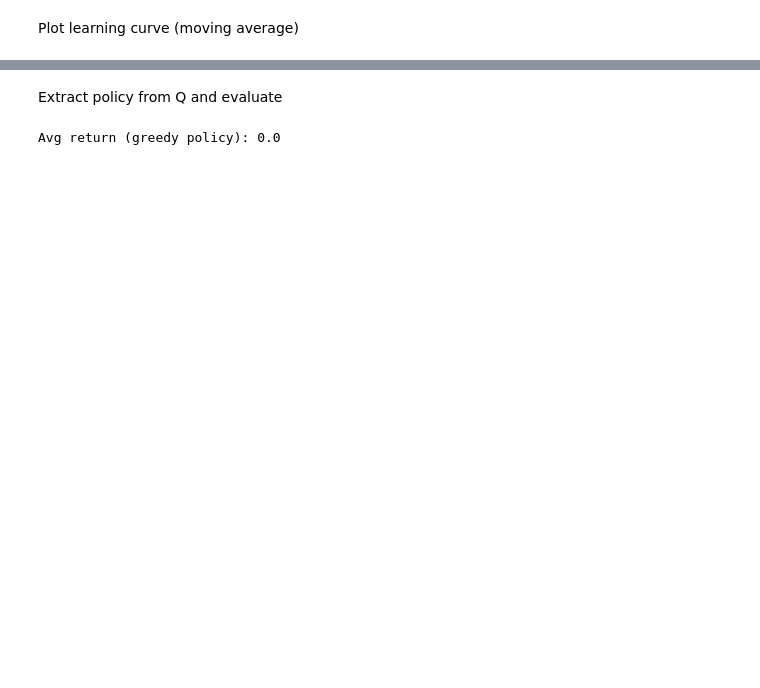
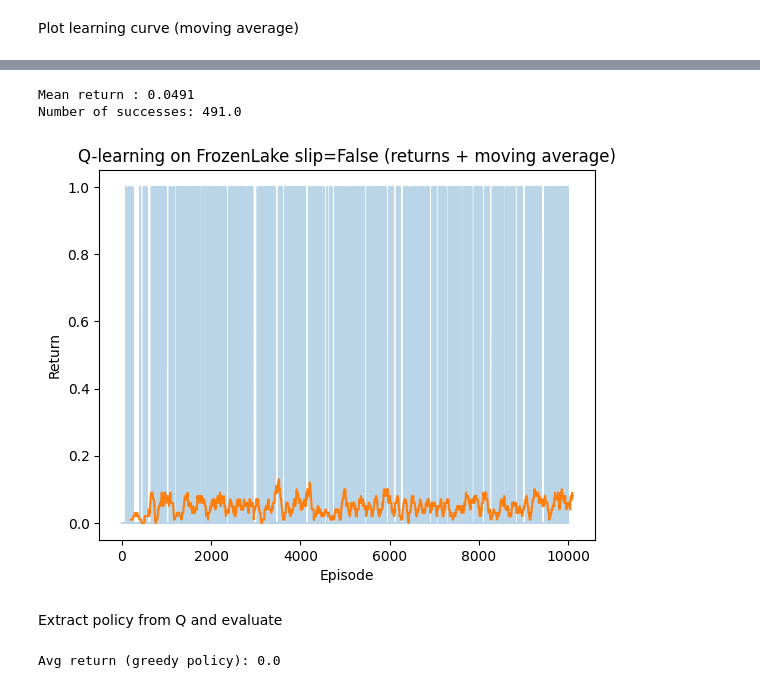
Before and after one commit to DavidAkerlind/AI_M1_RL_Lab_1_2, a Jupyter notebook: AI1_M1_RL2_Lab2.ipynb, the cells around one changed output, grey strips where cells are left out. Cells and saved outputs as stored; diff of their text form; code cells hidden in the pictures; blank space fills up the shorter version.

```diff
--- a/AI1_M1_RL2_Lab2.ipynb
+++ b/AI1_M1_RL2_Lab2.ipynb
@@ -500,3 +500,23 @@ plt.show()
+# %%
+env_no_slip = gym.make("FrozenLake-v1", is_slippery=False)
+
+Q, returns = train_q_learning(episodes=10000, alpha=0.95, gamma=0.8, eps=0.3)
+print("Mean return :", returns.mean())
+print("Number of successes:", np.sum(returns))
+
+ma = moving_average(returns, w=100)
+
+plt.figure()
+plt.plot(returns, alpha=0.3)
+plt.plot(np.arange(len(ma)) + 200 - 1, ma)
+plt.xlabel("Episode")
+plt.ylabel("Return")
+plt.title("Q-learning on FrozenLake slip=False (returns + moving average)")
+plt.show()
+# %% [output]
+Mean return : 0.0491
+Number of successes: 491.0
+[figure, added]
 # %% [markdown]
 Extract policy from Q and evaluate
 # %%
```
Also changed, not shown: parts of 4 cells of this notebook, 1 other file.
